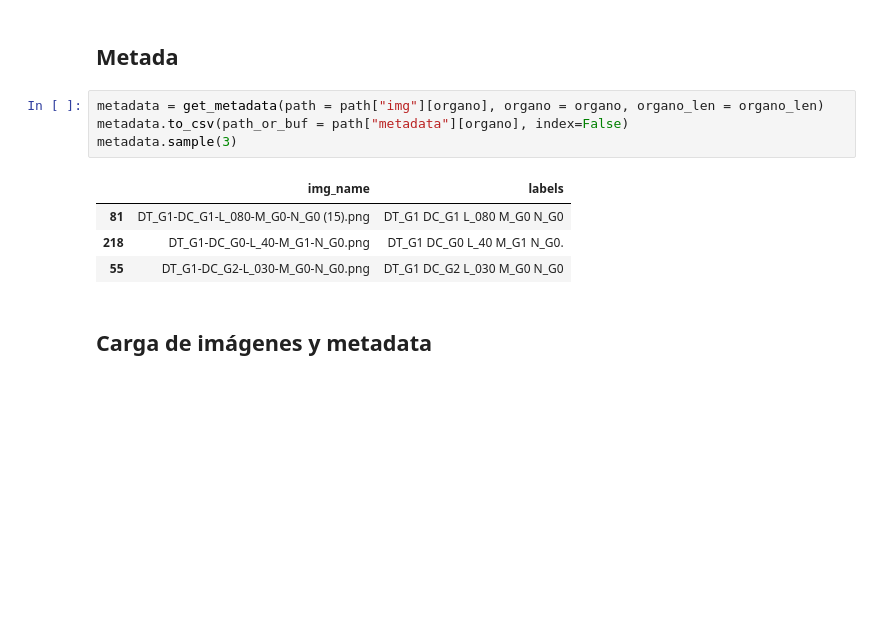
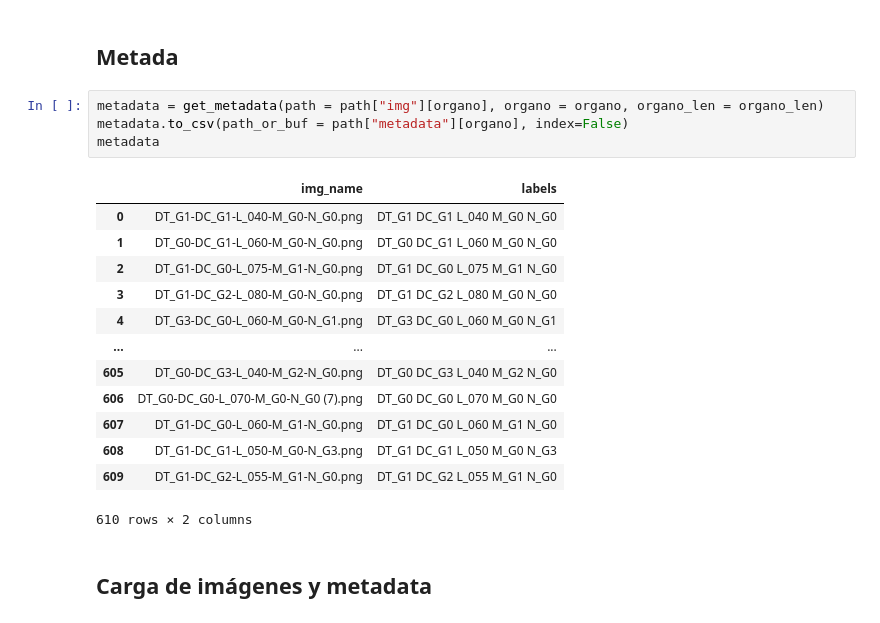
Before and after one commit to gabrielfreire08/ATSIA, a Jupyter notebook: atsia.ipynb, the cells around one changed output. Saved outputs shown, nothing was run; the diff lists cells and outputs as text; blank space fills up the shorter version.

```diff
--- a/atsia.ipynb
+++ b/atsia.ipynb
@@ -144,12 +91,21 @@ SIZE = 200
 # %%
 metadata = get_metadata(path = path["img"][organo], organo = organo, organo_len = organo_len)
 metadata.to_csv(path_or_buf = path["metadata"][organo], index=False)
-metadata.sample(3)
+metadata
 # %% [output]
 |  | img_name | labels |
-| 81 | DT_G1-DC_G1-L_080-M_G0-N_G0 (15).png | DT_G1 DC_G1 L_080 M_G0 N_G0 |
-| 218 | DT_G1-DC_G0-L_40-M_G1-N_G0.png | DT_G1 DC_G0 L_40 M_G1 N_G0. |
-| 55 | DT_G1-DC_G2-L_030-M_G0-N_G0.png | DT_G1 DC_G2 L_030 M_G0 N_G0 |
+| 0 | DT_G1-DC_G1-L_040-M_G0-N_G0.png | DT_G1 DC_G1 L_040 M_G0 N_G0 |
+| 1 | DT_G0-DC_G1-L_060-M_G0-N_G0.png | DT_G0 DC_G1 L_060 M_G0 N_G0 |
+| 2 | DT_G1-DC_G0-L_075-M_G1-N_G0.png | DT_G1 DC_G0 L_075 M_G1 N_G0 |
+| 3 | DT_G1-DC_G2-L_080-M_G0-N_G0.png | DT_G1 DC_G2 L_080 M_G0 N_G0 |
+| 4 | DT_G3-DC_G0-L_060-M_G0-N_G1.png | DT_G3 DC_G0 L_060 M_G0 N_G1 |
+| ... | ... | ... |
+| 605 | DT_G0-DC_G3-L_040-M_G2-N_G0.png | DT_G0 DC_G3 L_040 M_G2 N_G0 |
+| 606 | DT_G0-DC_G0-L_070-M_G0-N_G0 (7).png | DT_G0 DC_G0 L_070 M_G0 N_G0 |
+| 607 | DT_G1-DC_G0-L_060-M_G1-N_G0.png | DT_G1 DC_G0 L_060 M_G1 N_G0 |
+| 608 | DT_G1-DC_G1-L_050-M_G0-N_G3.png | DT_G1 DC_G1 L_050 M_G0 N_G3 |
+| 609 | DT_G1-DC_G2-L_055-M_G1-N_G0.png | DT_G1 DC_G2 L_055 M_G1 N_G0 |
+610 rows × 2 columns
 # %% [markdown]
 <a name='carga'></a>
 ## Carga de imágenes y metadata
```
Also changed, not shown: parts of 8 cells of this notebook, 1 other file.
